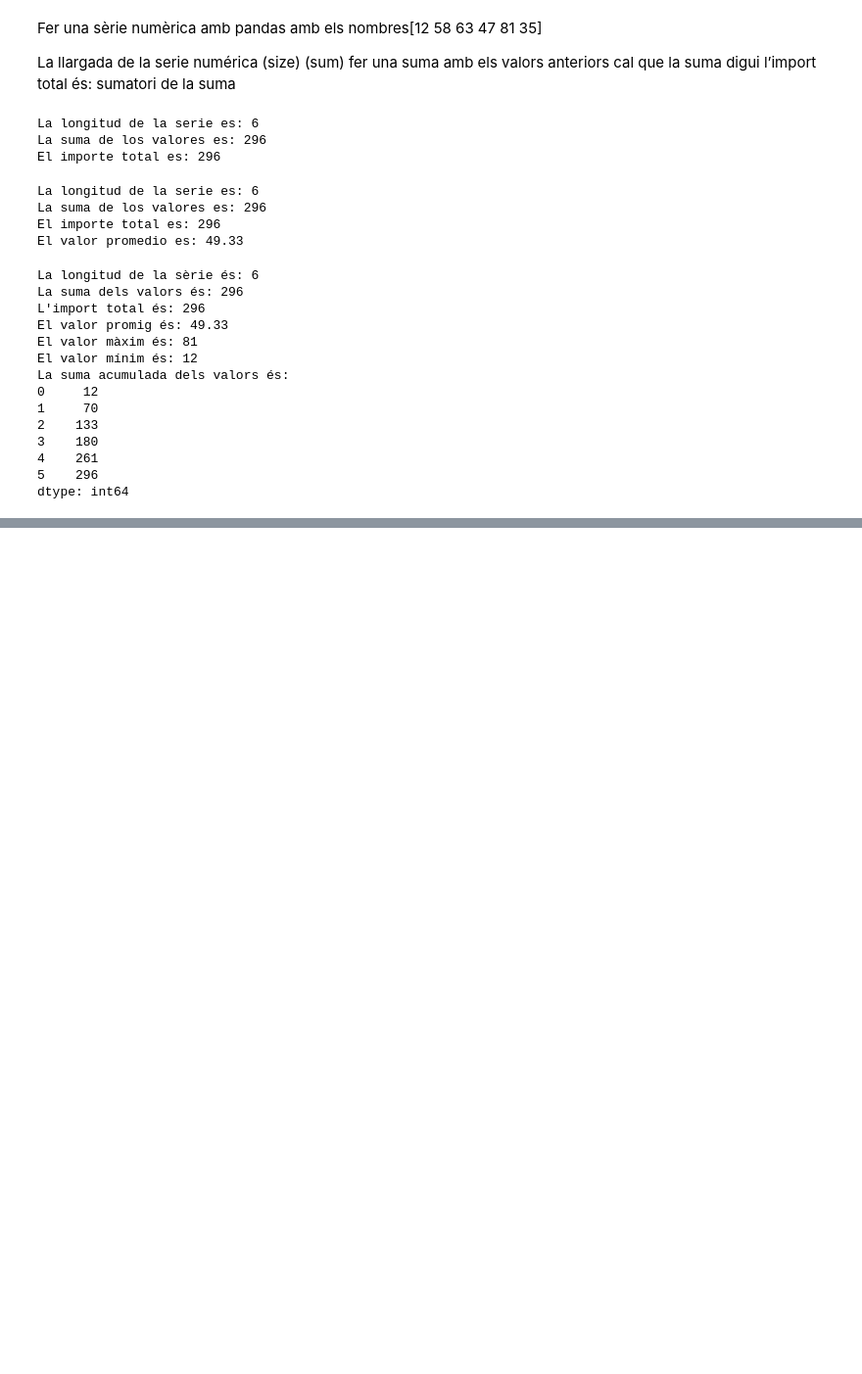
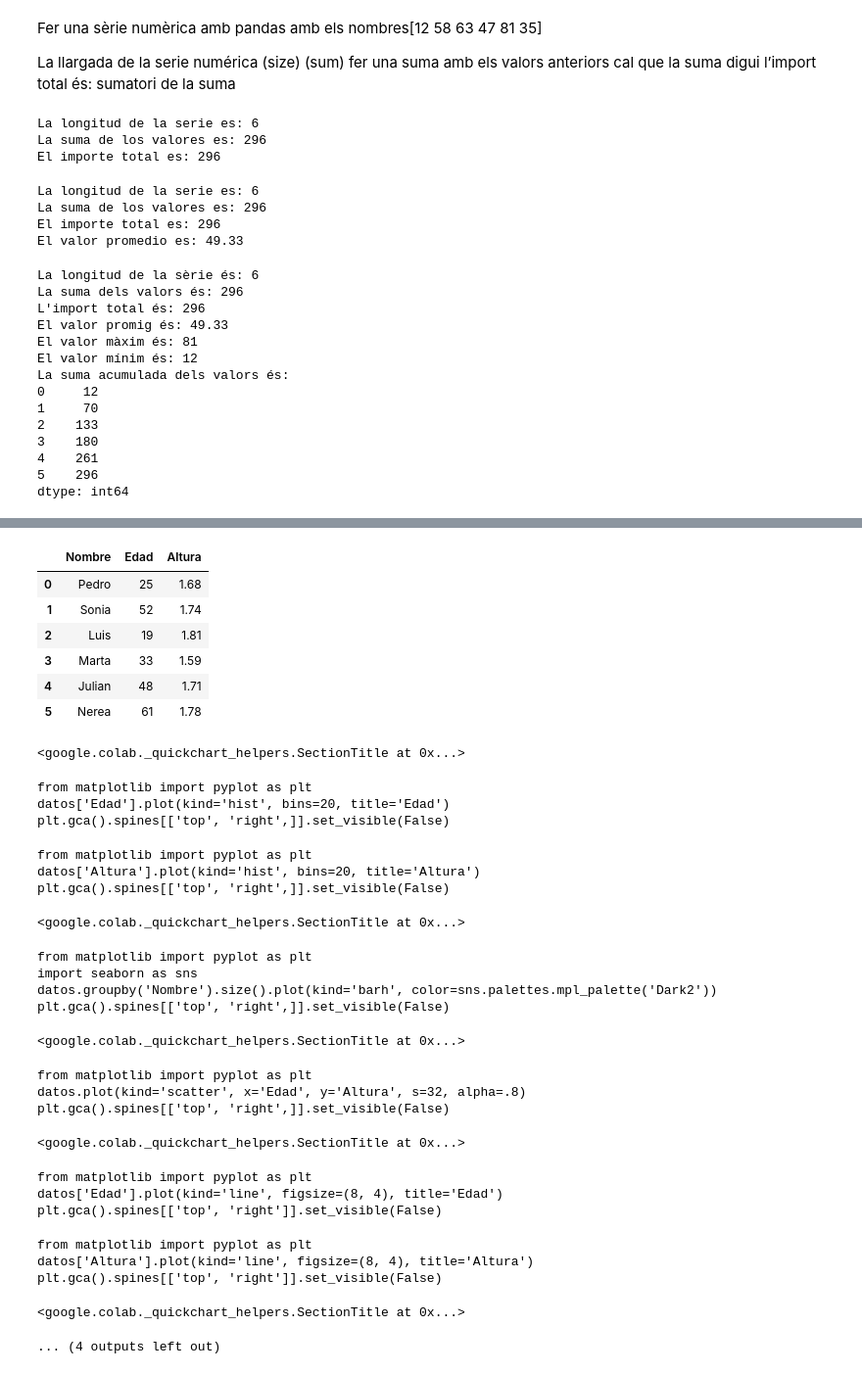
Before and after one commit to edgarcito200/Programacion-buena, a Jupyter notebook: PANDAS.ipynb, the cells around one changed output, grey strips where cells are left out. Shown: that part at 98% size. Drawn from its saved outputs; the diff is of its cells as text; code cells hidden in the pictures; blank space fills up the shorter version.

```diff
--- a/PANDAS.ipynb
+++ b/PANDAS.ipynb
@@ -121,0 +136,41 @@ dtype: int64
+# %%
+import pandas as pd
+datos = pd.DataFrame({
+    "Nombre": ["Pedro", "Sonia", "Luis", "Marta", "Julian", "Nerea"],
+    "Edad": [25, 52, 19, 33, 48, 61],
+    "Altura": [1.68, 1.74, 1.81, 1.59, 1.71, 1.78]
+})
+(datos)
+# %% [output]
+|  | Nombre | Edad | Altura |
+| 0 | Pedro | 25 | 1.68 |
+| 1 | Sonia | 52 | 1.74 |
+| 2 | Luis | 19 | 1.81 |
+| 3 | Marta | 33 | 1.59 |
+| 4 | Julian | 48 | 1.71 |
+| 5 | Nerea | 61 | 1.78 |
+<google.colab._quickchart_helpers.SectionTitle at 0x...>
+from matplotlib import pyplot as plt
+datos['Edad'].plot(kind='hist', bins=20, title='Edad')
+plt.gca().spines[['top', 'right',]].set_visible(False)
+from matplotlib import pyplot as plt
+datos['Altura'].plot(kind='hist', bins=20, title='Altura')
+plt.gca().spines[['top', 'right',]].set_visible(False)
+<google.colab._quickchart_helpers.SectionTitle at 0x...>
+from matplotlib import pyplot as plt
+import seaborn as sns
+datos.groupby('Nombre').size().plot(kind='barh', color=sns.palettes.mpl_palette('Dark2'))
+plt.gca().spines[['top', 'right',]].set_visible(False)
+<google.colab._quickchart_helpers.SectionTitle at 0x...>
+from matplotlib import pyplot as plt
+datos.plot(kind='scatter', x='Edad', y='Altura', s=32, alpha=.8)
+plt.gca().spines[['top', 'right',]].set_visible(False)
+<google.colab._quickchart_helpers.SectionTitle at 0x...>
+from matplotlib import pyplot as plt
+datos['Edad'].plot(kind='line', figsize=(8, 4), title='Edad')
+plt.gca().spines[['top', 'right']].set_visible(False)
+from matplotlib import pyplot as plt
+datos['Altura'].plot(kind='line', figsize=(8, 4), title='Altura')
+plt.gca().spines[['top', 'right']].set_visible(False)
+<google.colab._quickchart_helpers.SectionTitle at 0x...>
+... (4 outputs left out)
```
Also changed, not shown: parts of 1 cell of this notebook.
